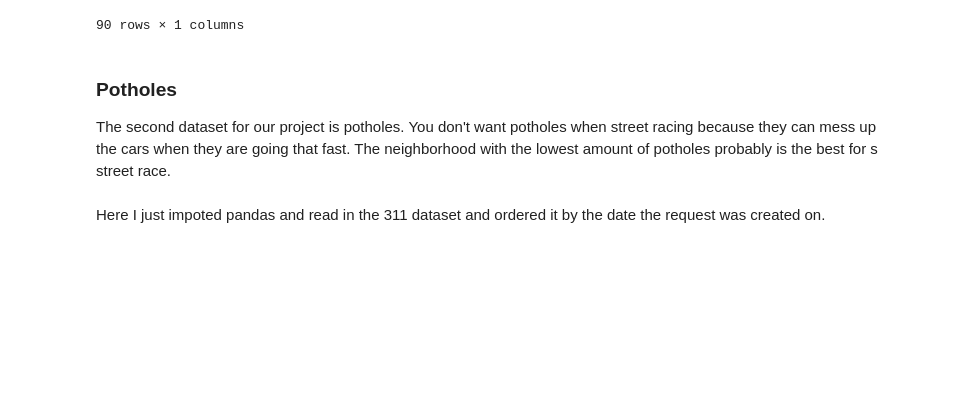
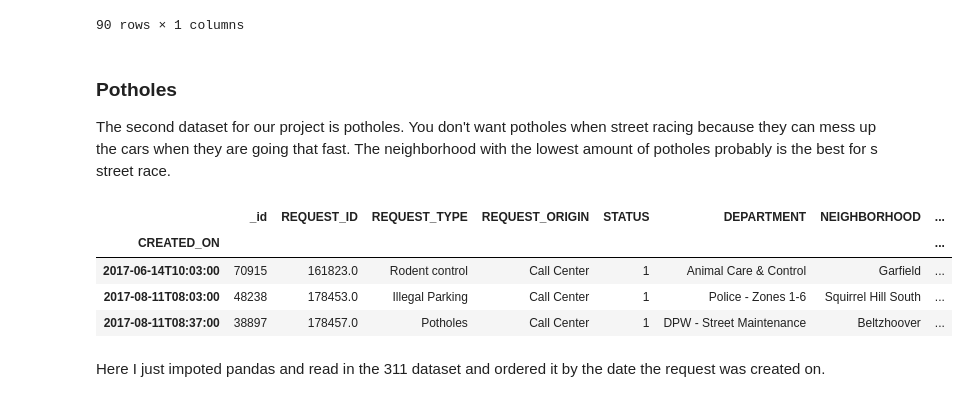
Before and after one commit to d3tk/CMPINF0010-FINAL-PROJECT, a Jupyter notebook: Final-project.ipynb, the cells around one changed output. Saved outputs shown, nothing was run; the diff lists cells and outputs as text; code cells hidden in the pictures; blank space fills up the shorter version.

Commit message:
updated pothole

```diff
--- a/Final-project.ipynb
+++ b/Final-project.ipynb
@@ -225,9 +225,15 @@ The second dataset for our project is potholes. You don't want potholes when str
 # %%
 import pandas as pd
 import geopandas
 
-data = pd.read_csv("potholes.csv",index_col = "CREATED_ON")
+data = pd.read_csv("potholesdata.csv",index_col = "CREATED_ON")
 data.head(3)
+# %% [output]
+|  | _id | REQUEST_ID | REQUEST_TYPE | REQUEST_ORIGIN | STATUS | DEPARTMENT | NEIGHBORHOOD | ... |
+| CREATED_ON |  |  |  |  |  |  |  | ... |
+| 2017-06-14T10:03:00 | 70915 | 161823.0 | Rodent control | Call Center | 1 | Animal Care & Control | Garfield | ... |
+| 2017-08-11T08:03:00 | 48238 | 178453.0 | Illegal Parking | Call Center | 1 | Police - Zones 1-6 | Squirrel Hill South | ... |
+| 2017-08-11T08:37:00 | 38897 | 178457.0 | Potholes | Call Center | 1 | DPW - Street Maintenance | Beltzhoover | ... |
 # %% [markdown]
 Here I just impoted pandas and read in the 311 dataset and ordered it by the date the request was created on.
 # %%
```
Also changed, not shown: parts of 10 cells of this notebook, 1 other file.
